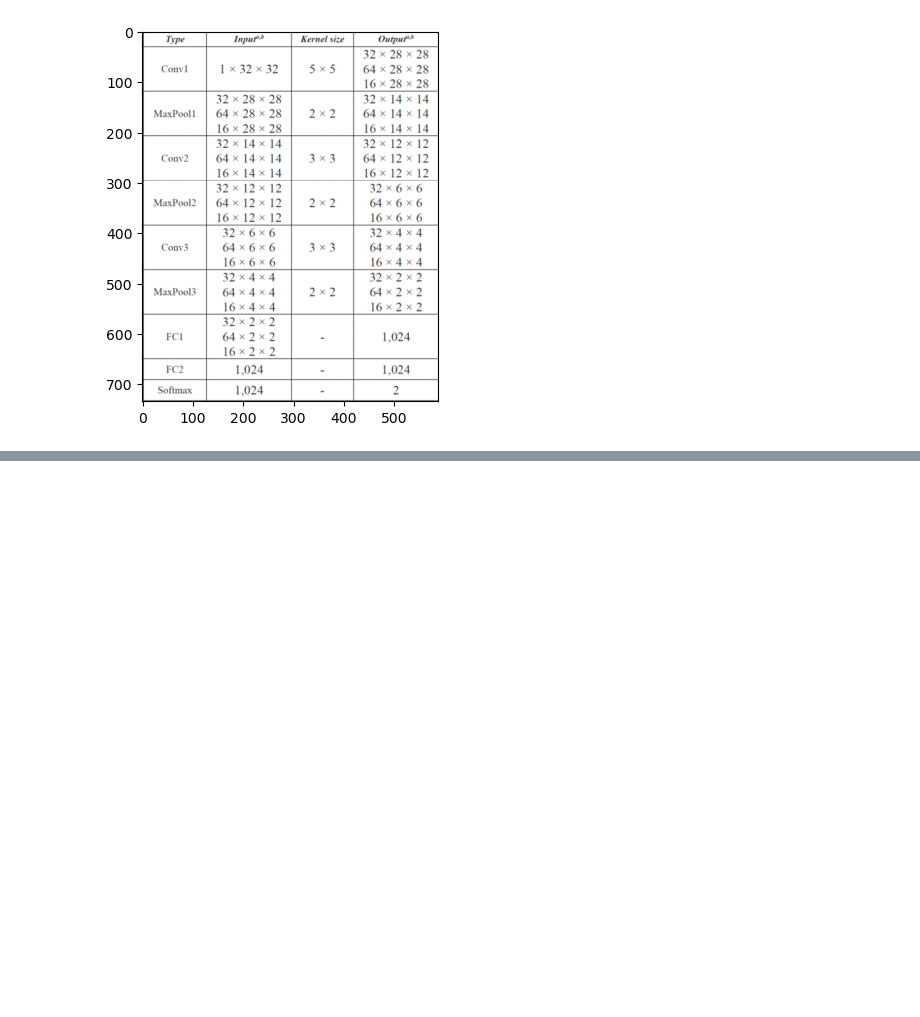
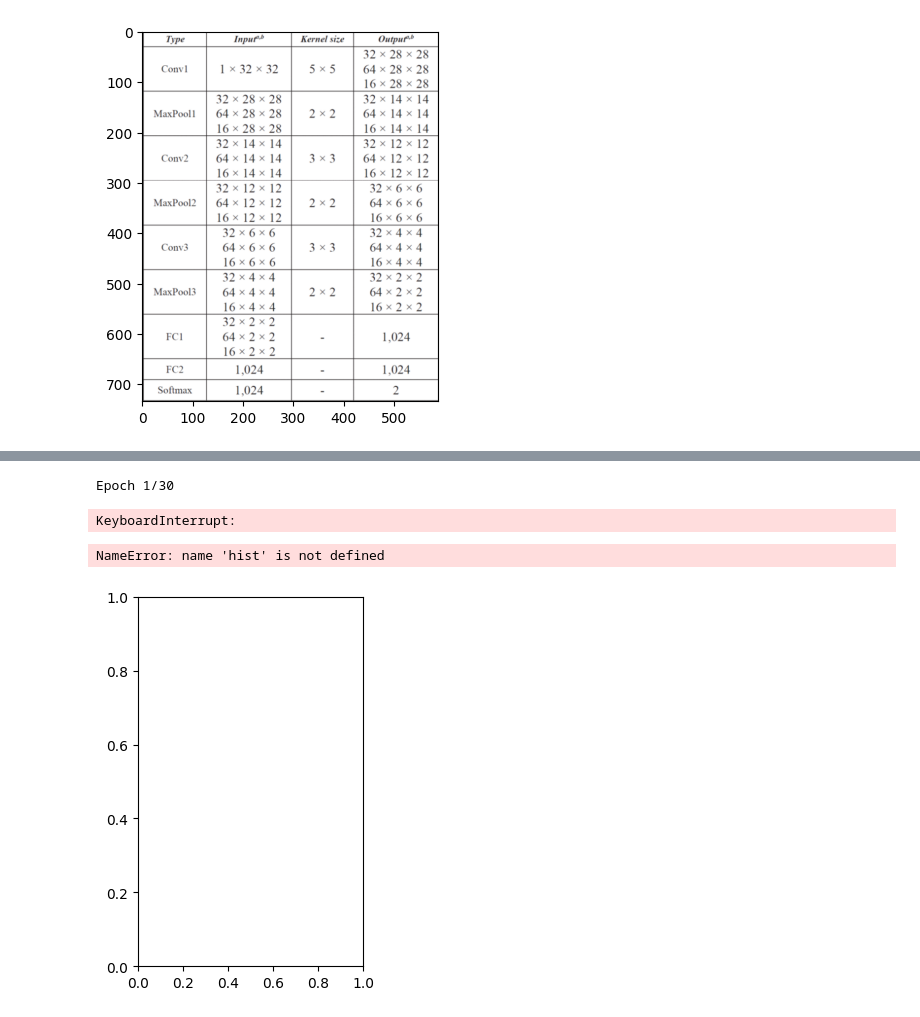
Before and after one commit to xuanet/Breast-Lesion-Classification-Using-CNNs, a Jupyter notebook: model.ipynb, the cells around one changed output, grey strips where cells are left out. Drawn from its saved outputs; the diff is of its cells as text; code cells hidden in the pictures; blank space fills up the shorter version.

```diff
--- a/model.ipynb
+++ b/model.ipynb
@@ -126,0 +227,34 @@ plt.show()
+# %%
+# Train the model
+hist = model.fit(training_array_RAW, training_labels_array,
+                 epochs=30,
+                 batch_size=32,
+                 validation_data=(validation_array_RAW, validation_labels_array))
+# %% [output]
+Epoch 1/30
+KeyboardInterrupt:
+# %%
+# Plot losses and accuracies
+plt.subplot(1, 2, 1)
+plt.plot(np.arange(1, 31, 1), hist.history['loss'], label="Training Losses")
+plt.plot(np.arange(1, 31, 1), hist.history['val_loss'], label="Validation Losses")
+plt.grid(visible=True)
+plt.title("Losses at Each Epoch")
+plt.ylabel("Loss")
+plt.xlabel("Epoch")
+plt.legend()
+
+plt.subplot(1, 2, 2)
+plt.plot(np.arange(1, 31, 1), hist.history['accuracy'], label="Training Accuracies")
+plt.plot(np.arange(1, 31, 1), hist.history['val_accuracy'], label="Validation Accuracies")
+plt.grid(visible=True)
+plt.title("Accuracies at Each Epoch")
+plt.ylabel("Accuracy")
+plt.xlabel("Epoch")
+plt.legend()
+
+plt.tight_layout()
+plt.show()
+# %% [output]
+NameError: name 'hist' is not defined
+[figure, added]
```
Also changed, not shown: parts of 16 cells of this notebook, 1 other file.
